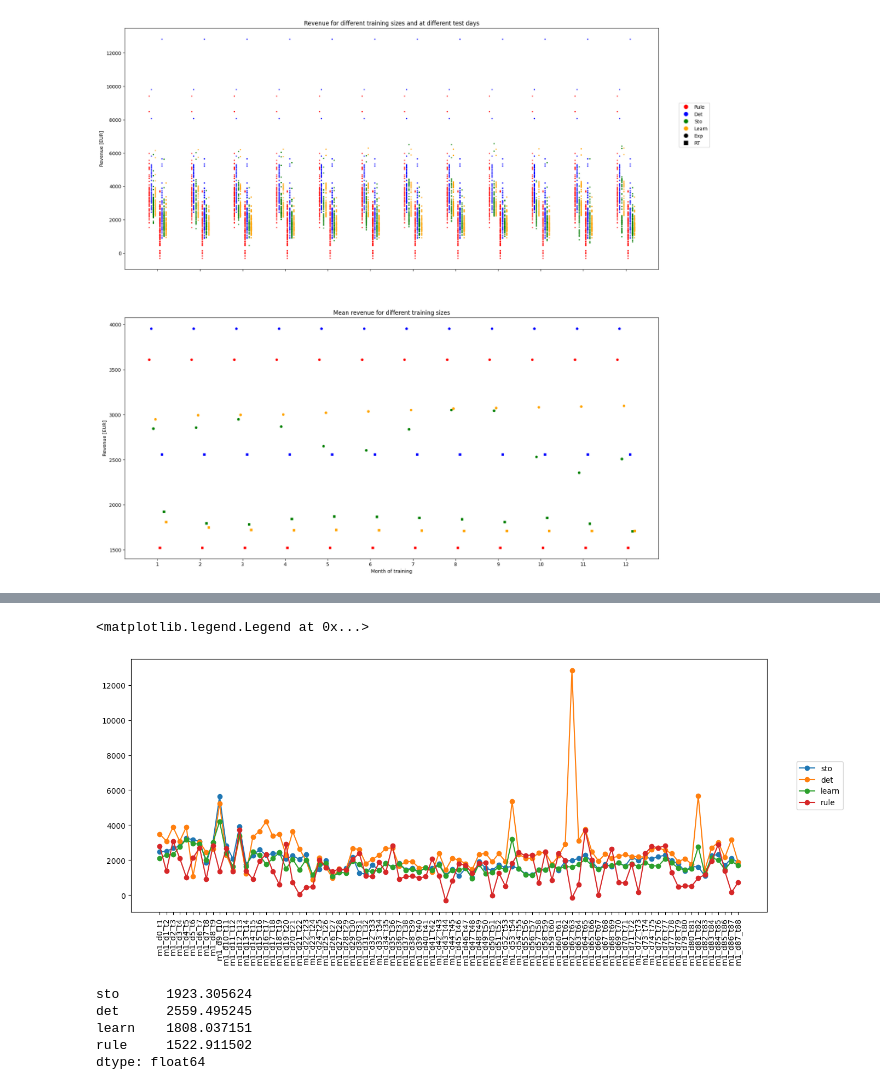
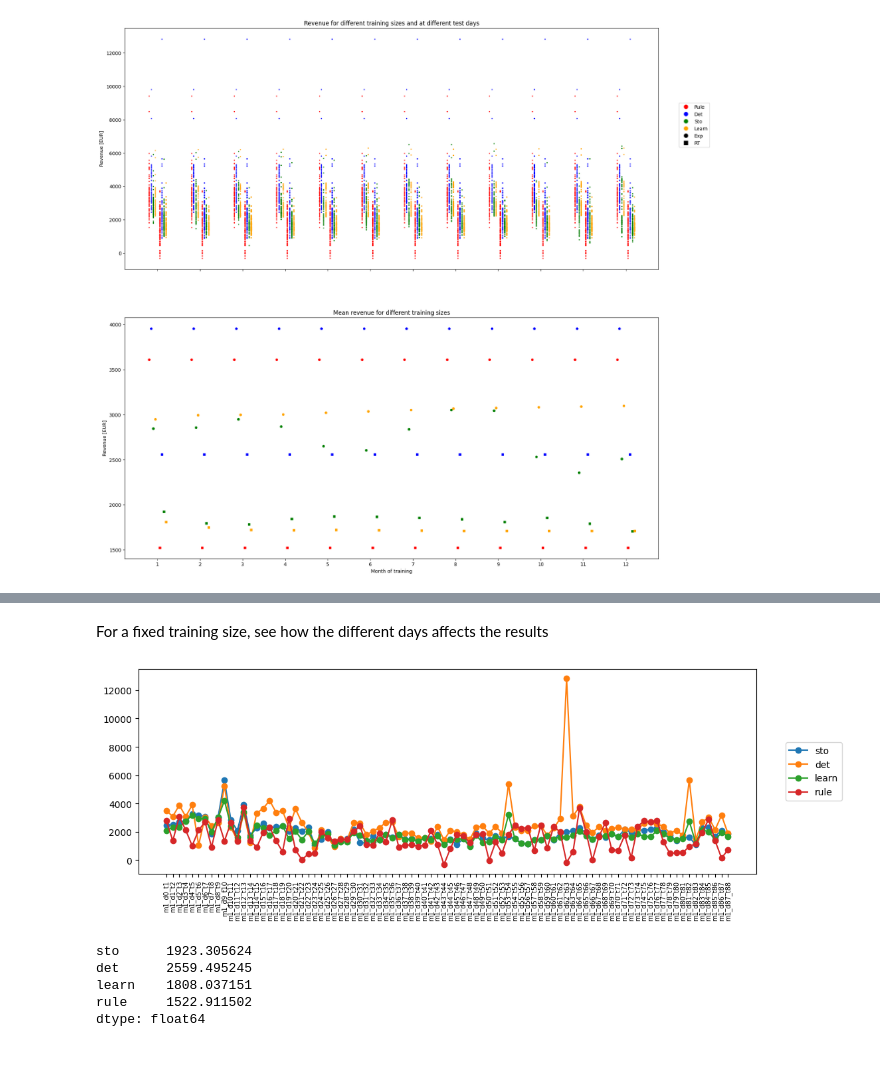
Before and after one commit to junesooshin/lightenup, a Jupyter notebook: Model and Result Examination/Model Comparison.ipynb, the cells around one changed output, grey strips where cells are left out. Cells and saved outputs as stored; diff of their text form; code cells hidden in the pictures; blank space fills up the shorter version.

```diff
--- a/Model and Result Examination/Model Comparison.ipynb
+++ b/Model and Result Examination/Model Comparison.ipynb
@@ -69,15 +59,17 @@ plt.legend(['sto', 'det', 'learn', 'rule'], bbox_to_anchor=(1.04, 0.5), loc="cen
+# %% [markdown]
+For a fixed training size, see how the different days affects the results
 # %%
 fixm1 = [f'm{1}_d{d}_t{d+1}' for d in range(0,88)]
 fixm6 = [f'm{6}_d{d}_t{d+1}' for d in range(0,88)]
 fixm12 = [f'm{12}_d{d}_t{d+1}' for d in range(0,88)]
 # %%
-plt.figure(figsize=(15,6))
+plt.figure(figsize=(12,4))
 plt.plot(df_RT_rev[fixm1].T, 'o-')
-plt.xticks(rotation = 90)
+plt.xticks(rotation = 90, fontsize=7)
 plt.legend(['sto', 'det', 'learn', 'rule'], bbox_to_anchor=(1.04, 0.5), loc="center left")
+plt.show()
 # %% [output]
-<matplotlib.legend.Legend at 0x...>
-[figure, old version]
+[figure, new version]
 # %%
 df_RT_rev[fixm1].mean(axis=1)
 # %% [output]
```
Also changed, not shown: parts of 36 cells of this notebook, 5 other files.
